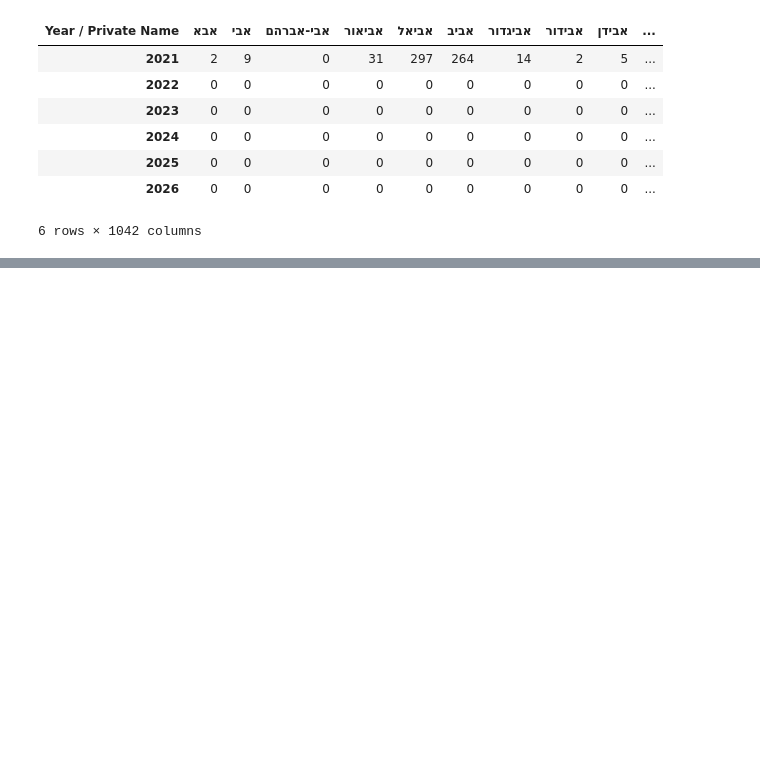
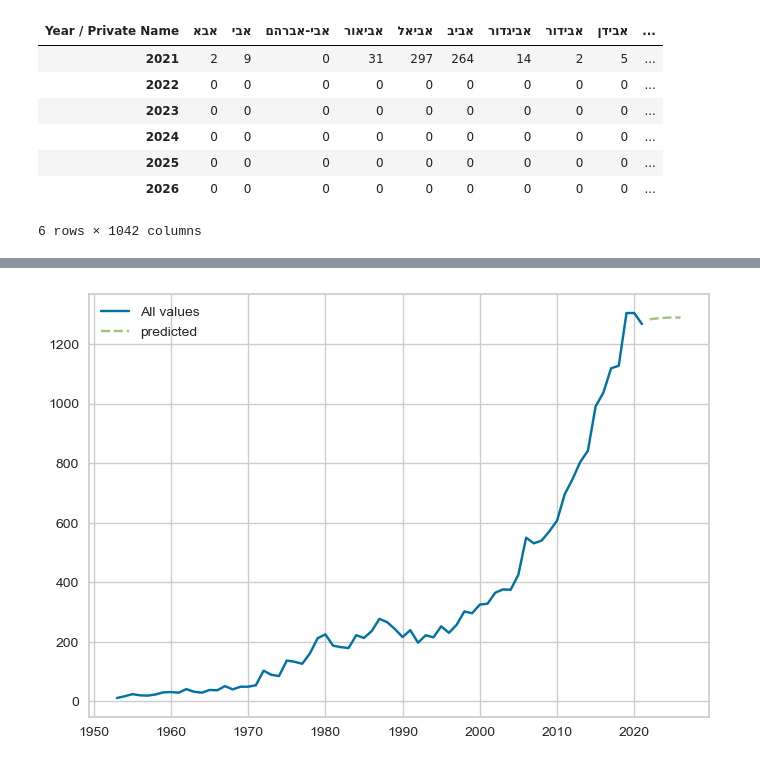
Before and after one commit to itayG98/PyAi_Material, a Jupyter notebook: Names/Names.ipynb, the cells around one changed output, grey strips where cells are left out. Cells and saved outputs as stored; diff of their text form; code cells hidden in the pictures; blank space fills up the shorter version.

```diff
--- a/Names/Names.ipynb
+++ b/Names/Names.ipynb
@@ -162,0 +177,15 @@ plt.plot(clean_data['איתי'])
+# %%
+# Get the last predicted values of the column you want to plot
+name = "אריאל"
+predicted_values = clean_data[name].tail(predicting)
+
+# Plot the entire column in blue
+plt.plot(clean_data[name][:0-predicting], label='All values')
+# Plot the  predicted values in red
+plt.plot(predicted_values.index, predicted_values, '--', label='predicted')
+
+# Add a legend to the plot
+plt.legend()
+plt.show()
+# %% [output]
+[figure, added]
```
Also changed, not shown: parts of 4 cells of this notebook.
